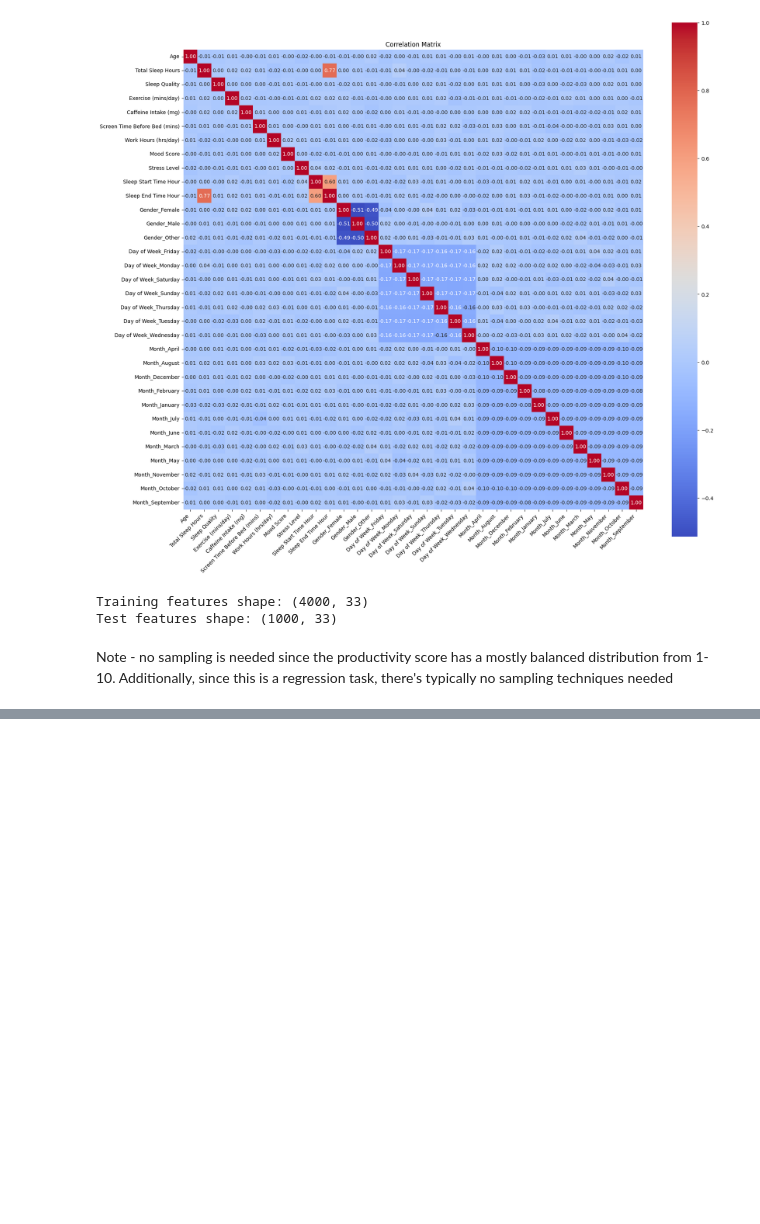
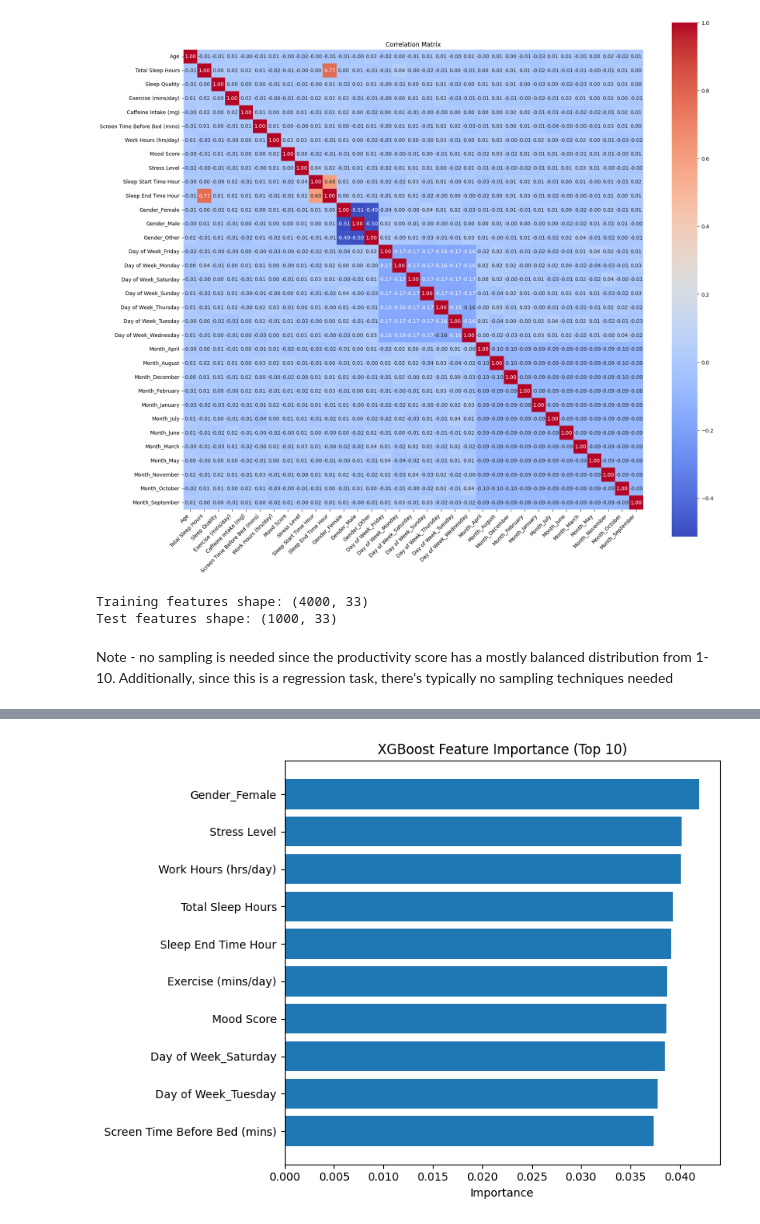
Before and after one commit to he-larious/hibernet, a Jupyter notebook: hibernet.ipynb, the cells around one changed output, grey strips where cells are left out. Saved outputs shown, nothing was run; the diff lists cells and outputs as text; code cells hidden in the pictures; blank space fills up the shorter version.

```diff
--- a/hibernet.ipynb
+++ b/hibernet.ipynb
@@ -185,0 +307,5 @@ Note - no sampling is needed since the productivity score has a mostly balanced
+# %%
+xgb_importance = best_xgb.feature_importances_
+plot_feature_importance(X_train.columns, xgb_importance, "XGBoost")
+# %% [output]
+[figure, added]
```
Also changed, not shown: parts of 11 cells of this notebook.
